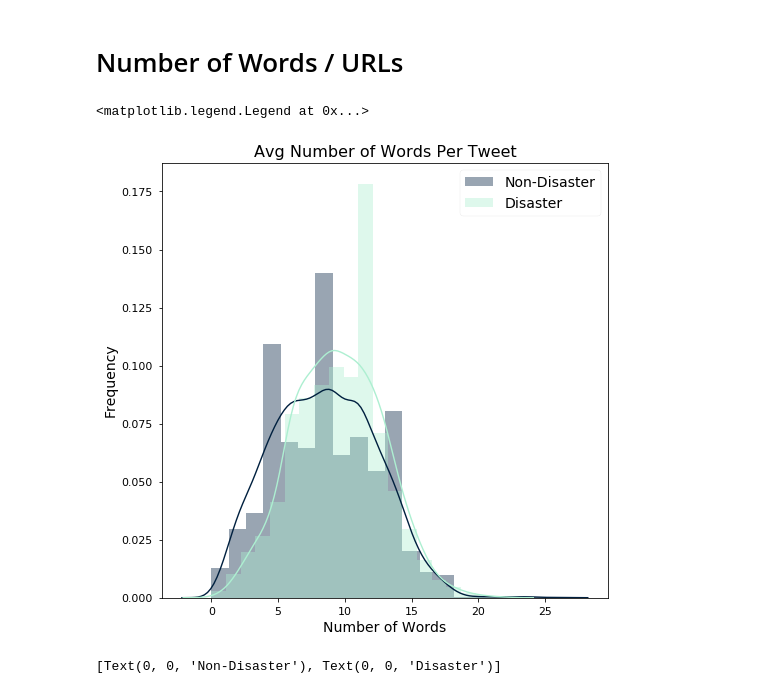
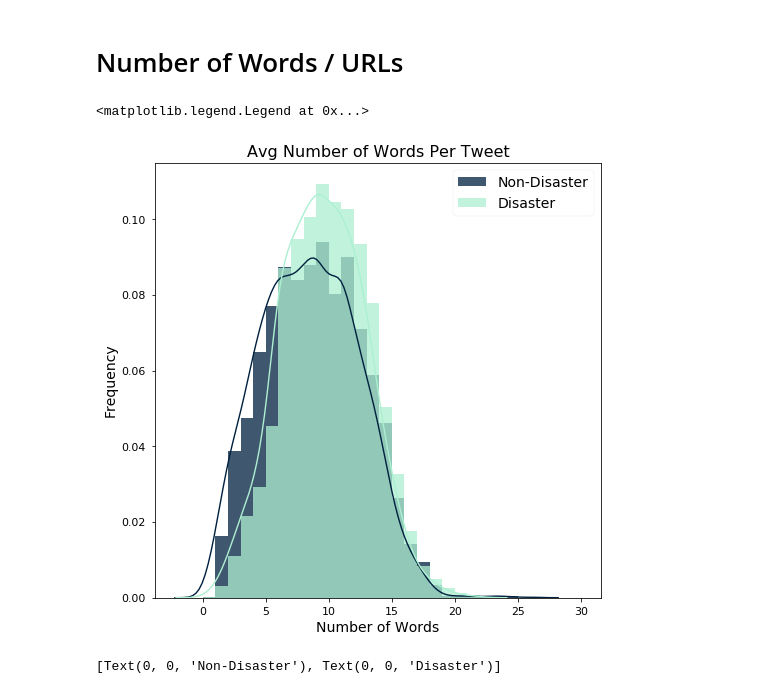
Before and after one commit to vegarab/aml-twitter-fakeornot, a Jupyter notebook: Notebooks/quantitative-stats.ipynb, the cells around one changed output. Saved outputs shown, nothing was run; the diff lists cells and outputs as text; code cells hidden in the pictures.

Commit message:
minor tweaks to charts

```diff
--- a/Notebooks/quantitative-stats.ipynb
+++ b/Notebooks/quantitative-stats.ipynb
@@ -147,19 +149,29 @@ summary = df.groupby('y').mean()
 # %%
 fig4, ax = plt.subplots(figsize=(8,8))
 
-sns.distplot(df['Num Words'][df['y']==0], bins=20, color=COLOR_0, ax=ax, label='Non-Disaster')
-sns.distplot(df['Num Words'][df['y']==1], bins=20, color=COLOR_1, ax=ax, label='Disaster')
+sns.distplot(df['Num Words'][df['y']==0],
+             bins=np.linspace(0, 30, 31),
+             color=COLOR_0,
+             ax=ax,
+             label='Non-Disaster',
+             hist_kws={'alpha': 0.75})
+sns.distplot(df['Num Words'][df['y']==1],
+             bins=np.linspace(0, 30, 31),
+             color=COLOR_1,
+             ax=ax,
+             label='Disaster',
+             hist_kws={'alpha': 0.75})
 
 ax.set_title('Avg Number of Words Per Tweet', fontsize=TITLE_SIZE)
 
 ax.tick_params(labelsize=TICK_SIZE)
 
 ax.set_xlabel('Number of Words', fontsize=SUBTITLE_SIZE)
 ax.set_ylabel('Frequency', fontsize=SUBTITLE_SIZE)
 ax.legend(fontsize=SUBTITLE_SIZE)
 # %% [output]
 <matplotlib.legend.Legend at 0x...>
-[figure, old version]
+[figure, new version]
 # %%
 fig5, ax = plt.subplots(figsize=(8,8))
 barlist = ax.bar(summary.index, summary['Contains URL'].values)
```
Also changed, not shown: parts of 9 cells of this notebook.
